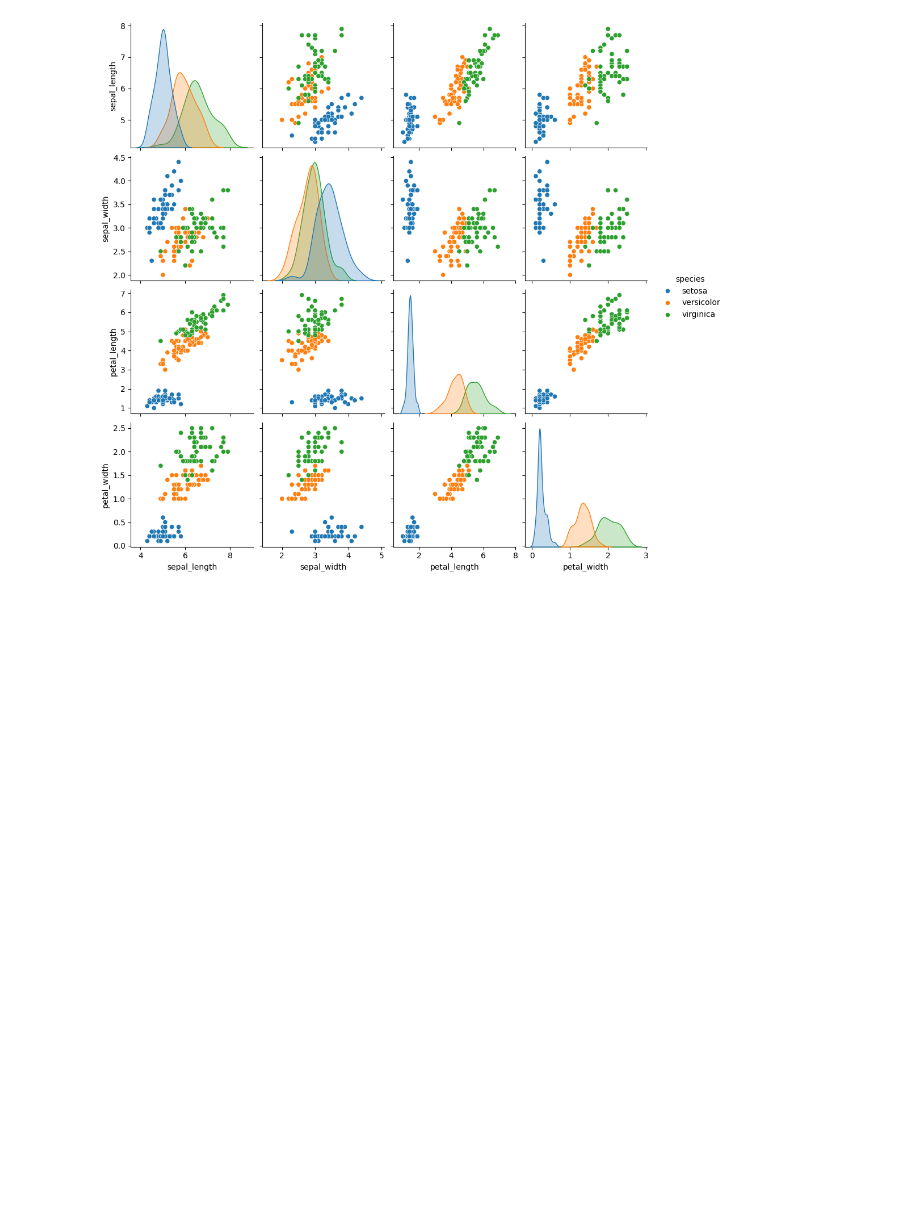
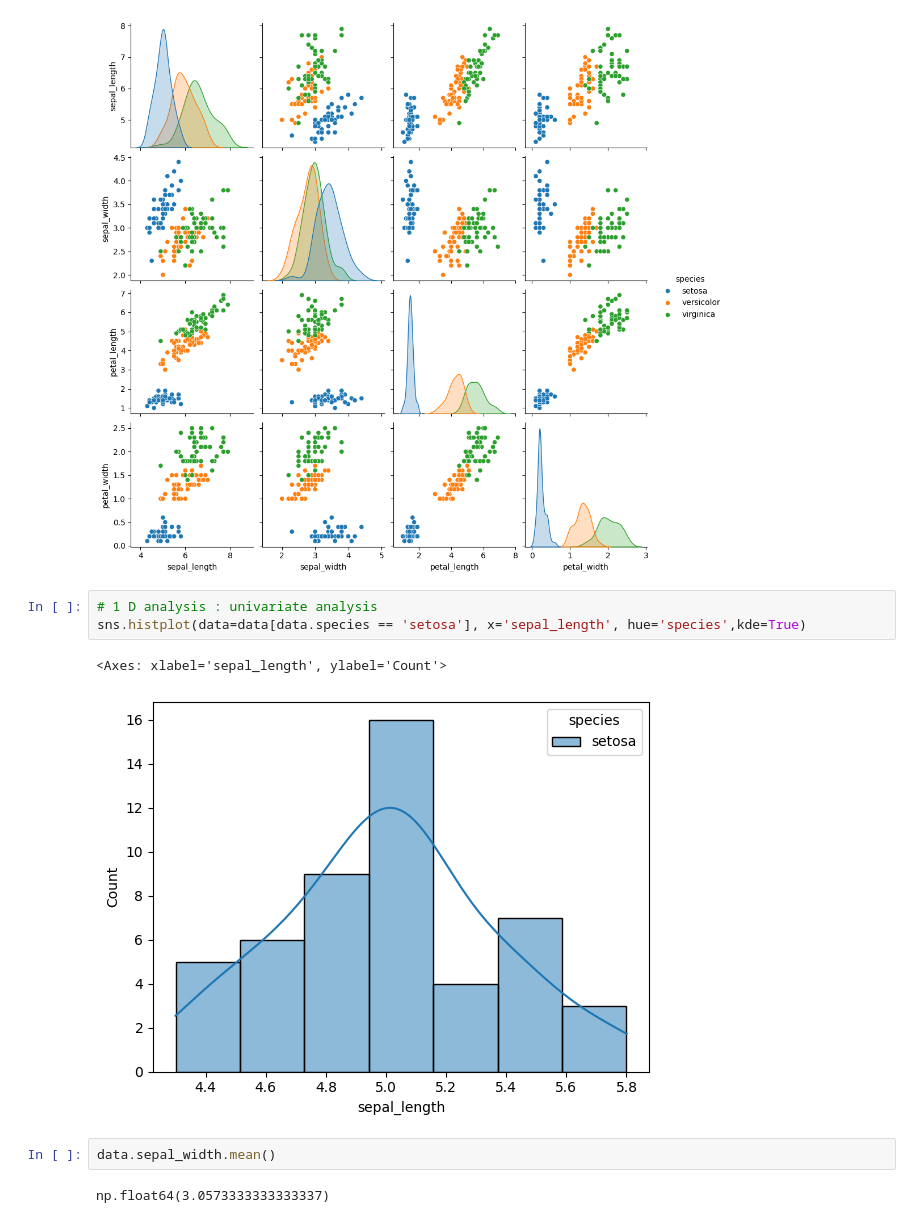
Before and after one commit to rahul8879/agent-ai-training, a Jupyter notebook: Data_Understadning/03_eda.ipynb, the cells around one changed output. Saved outputs shown, nothing was run; the diff lists cells and outputs as text; blank space fills up the shorter version.

```diff
--- a/Data_Understadning/03_eda.ipynb
+++ b/Data_Understadning/03_eda.ipynb
@@ -97,3 +97,13 @@ sns.pairplot(data, hue='species')
 # %% [output]
 <seaborn.axisgrid.PairGrid at 0x...>
 [figure]
+# %%
+# 1 D analysis : univariate analysis
+sns.histplot(data=data[data.species == 'setosa'], x='sepal_length', hue='species',kde=True)
+# %% [output]
+<Axes: xlabel='sepal_length', ylabel='Count'>
+[figure, added]
+# %%
+data.sepal_width.mean()
+# %% [output]
+np.float64(3.0573333333333337)
```
Also changed, not shown: parts of 2 cells of this notebook, 1 other file.
